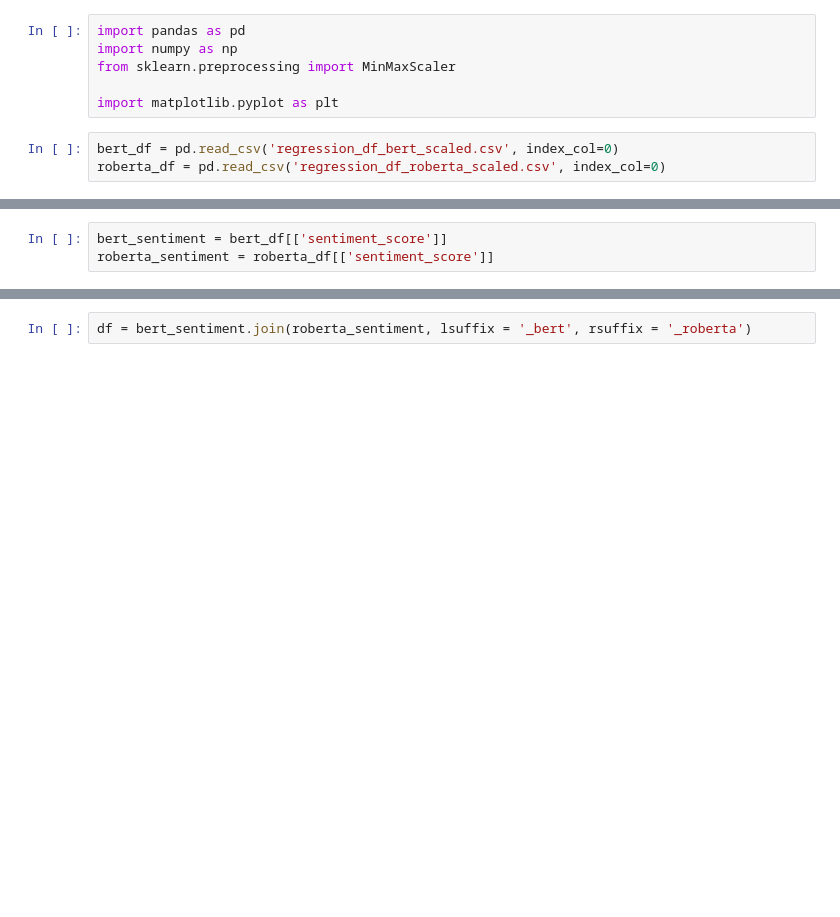
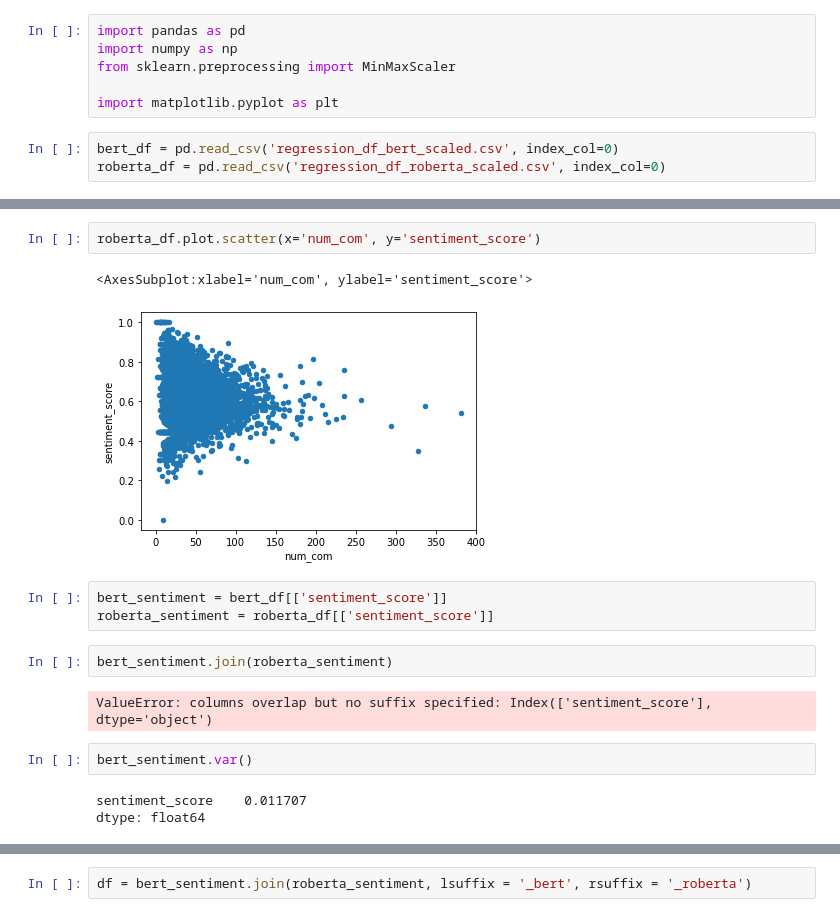
Before and after one commit to francisypeng/car_sentiment, a Jupyter notebook: compare_sentiment.ipynb, the cells around one changed output, grey strips where cells are left out. Saved outputs shown, nothing was run; the diff lists cells and outputs as text; blank space fills up the shorter version.

```diff
--- a/compare_sentiment.ipynb
+++ b/compare_sentiment.ipynb
@@ -10,3 +15,17 @@ roberta_df = pd.read_csv('regression_df_roberta_scaled.csv', index_col=0)
+# %%
+roberta_df.plot.scatter(x='num_com', y='sentiment_score')
+# %% [output]
+<AxesSubplot:xlabel='num_com', ylabel='sentiment_score'>
+[figure, added]
 # %%
 bert_sentiment = bert_df[['sentiment_score']]
 roberta_sentiment = roberta_df[['sentiment_score']]
+# %%
+bert_sentiment.join(roberta_sentiment)
+# %% [output]
+ValueError: columns overlap but no suffix specified: Index(['sentiment_score'], dtype='object')
+# %%
+bert_sentiment.var()
+# %% [output]
+sentiment_score    0.011707
+dtype: float64
```
Also changed, not shown: parts of 10 cells of this notebook.
